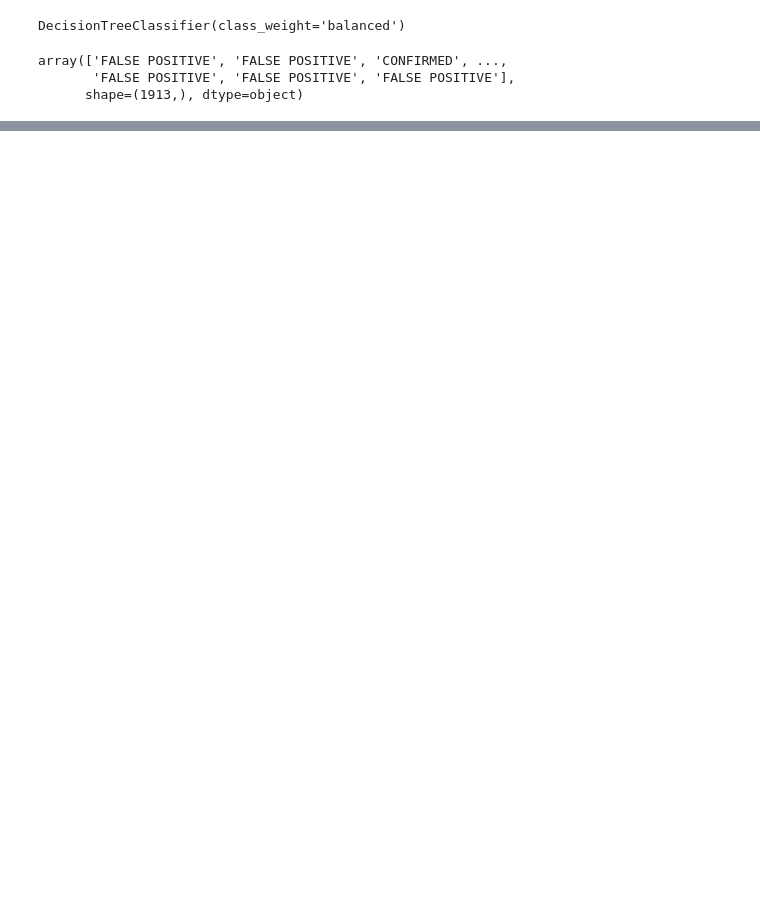
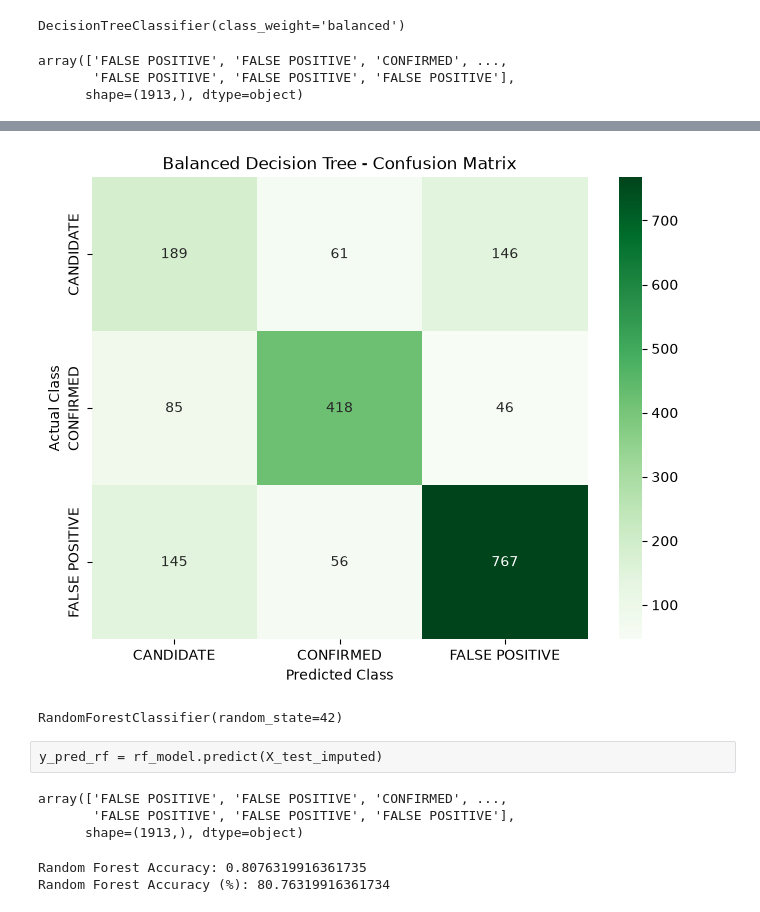
Before and after one commit to devikarapillai/Kepler-Exoplant_Classification, a Jupyter notebook: Nasa Kepler Exoplanent Detection.ipynb, the cells around one changed output, grey strips where cells are left out. Drawn from its saved outputs; the diff is of its cells as text; code cells hidden in the pictures; blank space fills up the shorter version.

```diff
--- a/Nasa Kepler Exoplanent Detection.ipynb
+++ b/Nasa Kepler Exoplanent Detection.ipynb
@@ -1094,0 +1163,46 @@ print(cm_dt_balanced)
+# %%
+cm_dt_balanced = confusion_matrix(y_test, y_pred_dt_balanced)
+
+plt.figure(figsize=(8, 6))
+
+sns.heatmap(
+    cm_dt_balanced,
+    annot=True,
+    fmt='d',
+    cmap='Greens',
+    xticklabels=dt_balanced_model.classes_,
+    yticklabels=dt_balanced_model.classes_
+)
+
+plt.xlabel('Predicted Class')
+plt.ylabel('Actual Class')
+plt.title('Balanced Decision Tree - Confusion Matrix')
+
+plt.show()
+# %% [output]
+[figure, added]
+# %%
+rf_model = RandomForestClassifier(
+    n_estimators=100,
+    random_state=42
+)
+
+rf_model.fit(X_train_imputed, y_train)
+# %% [output]
+RandomForestClassifier(random_state=42)
+# %% [raw]
+y_pred_rf = rf_model.predict(X_test_imputed)
+# %%
+y_pred_rf
+# %% [output]
+array(['FALSE POSITIVE', 'FALSE POSITIVE', 'CONFIRMED', ...,
+       'FALSE POSITIVE', 'FALSE POSITIVE', 'FALSE POSITIVE'],
+      shape=(1913,), dtype=object)
+# %%
+rf_accuracy = accuracy_score(y_test, y_pred_rf)
+
+print("Random Forest Accuracy:", rf_accuracy)
+print("Random Forest Accuracy (%):", rf_accuracy * 100)
+# %% [output]
+Random Forest Accuracy: 0.8076319916361735
+Random Forest Accuracy (%): 80.76319916361734
```
Also changed, not shown: parts of 37 cells of this notebook.
